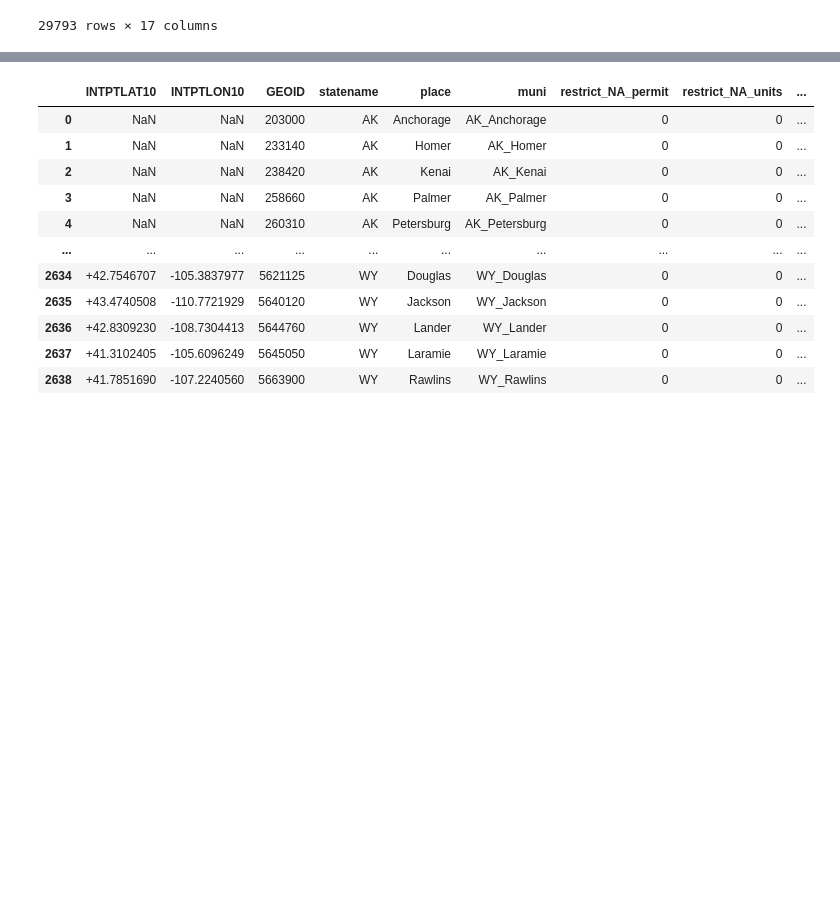
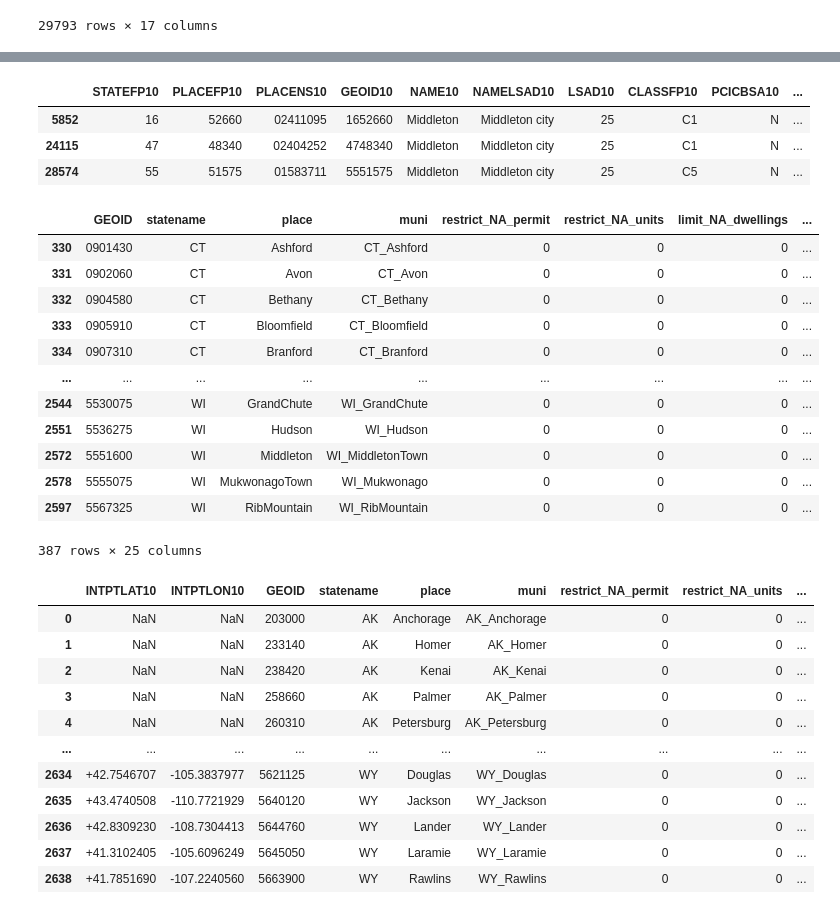
Before and after one commit to WilliamClintC/NZLUD_Checker, a Jupyter notebook: Mapper_aug12.ipynb, the cells around one changed output, grey strips where cells are left out. Cells and saved outputs as stored; diff of their text form; code cells hidden in the pictures; blank space fills up the shorter version.

```diff
--- a/Mapper_aug12.ipynb
+++ b/Mapper_aug12.ipynb
@@ -228,3 +167,28 @@ nan_count
+# %%
+ashford_occurrences = combined_gdf[combined_gdf['NAME10'].str.contains('Middleton')]
+ashford_occurrences
+# %% [output]
+|  | STATEFP10 | PLACEFP10 | PLACENS10 | GEOID10 | NAME10 | NAMELSAD10 | LSAD10 | CLASSFP10 | PCICBSA10 | ... |
+| 5852 | 16 | 52660 | 02411095 | 1652660 | Middleton | Middleton city | 25 | C1 | N | ... |
+| 24115 | 47 | 48340 | 02404252 | 4748340 | Middleton | Middleton city | 25 | C1 | N | ... |
+| 28574 | 55 | 51575 | 01583711 | 5551575 | Middleton | Middleton city | 25 | C5 | N | ... |
+# %%
+nan_rows = result_df[result_df['NAME10'].isna()]
+nan_rows
+# %% [output]
+|  | GEOID | statename | place | muni | restrict_NA_permit | restrict_NA_units | limit_NA_dwellings | ... |
+| 330 | 0901430 | CT | Ashford | CT_Ashford | 0 | 0 | 0 | ... |
+| 331 | 0902060 | CT | Avon | CT_Avon | 0 | 0 | 0 | ... |
+| 332 | 0904580 | CT | Bethany | CT_Bethany | 0 | 0 | 0 | ... |
+| 333 | 0905910 | CT | Bloomfield | CT_Bloomfield | 0 | 0 | 0 | ... |
+| 334 | 0907310 | CT | Branford | CT_Branford | 0 | 0 | 0 | ... |
+| ... | ... | ... | ... | ... | ... | ... | ... | ... |
+| 2544 | 5530075 | WI | GrandChute | WI_GrandChute | 0 | 0 | 0 | ... |
+| 2551 | 5536275 | WI | Hudson | WI_Hudson | 0 | 0 | 0 | ... |
+| 2572 | 5551600 | WI | Middleton | WI_MiddletonTown | 0 | 0 | 0 | ... |
+| 2578 | 5555075 | WI | MukwonagoTown | WI_Mukwonago | 0 | 0 | 0 | ... |
+| 2597 | 5567325 | WI | RibMountain | WI_RibMountain | 0 | 0 | 0 | ... |
+387 rows × 25 columns
 # %%
 result_df = result_df.loc[:, ['INTPTLAT10', 'INTPTLON10', 'GEOID', 'statename', 'place', 'muni', 'restrict_NA_permit', 'restrict_NA_units', 'limit_NA_dwellings', 'limit_NA_dwelling_units']]
 result_df
```
Also changed, not shown: parts of 10 cells of this notebook, 6 other files.
